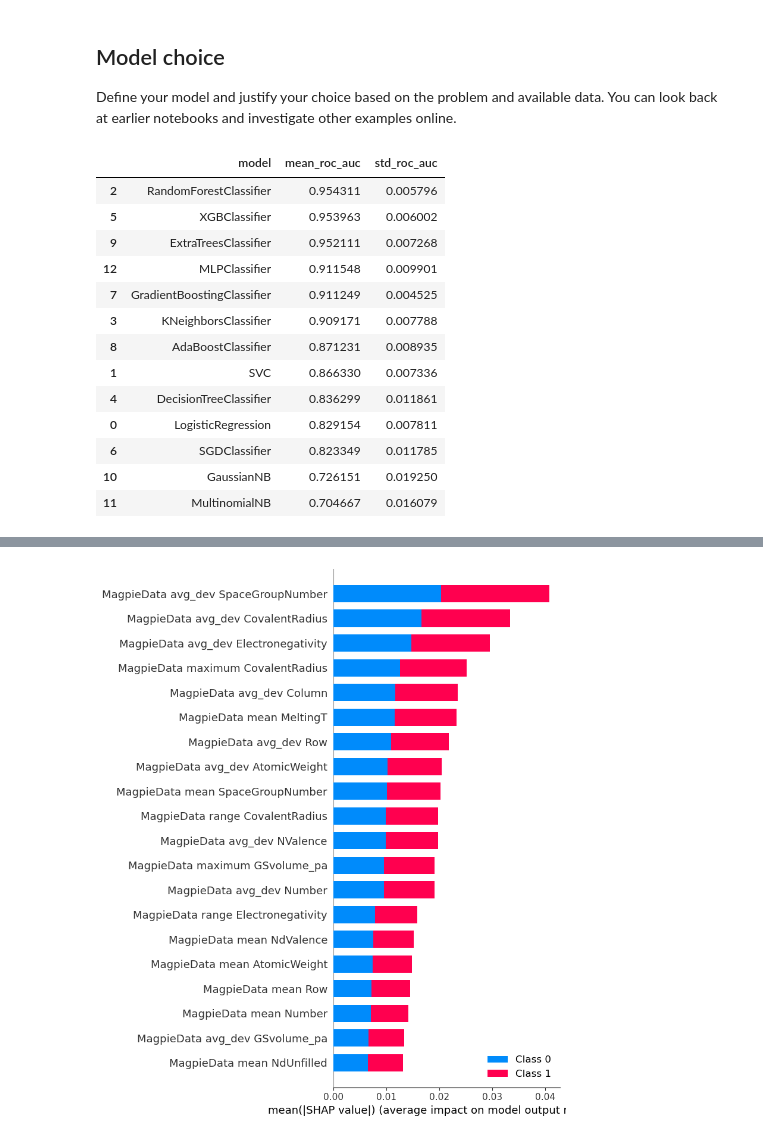
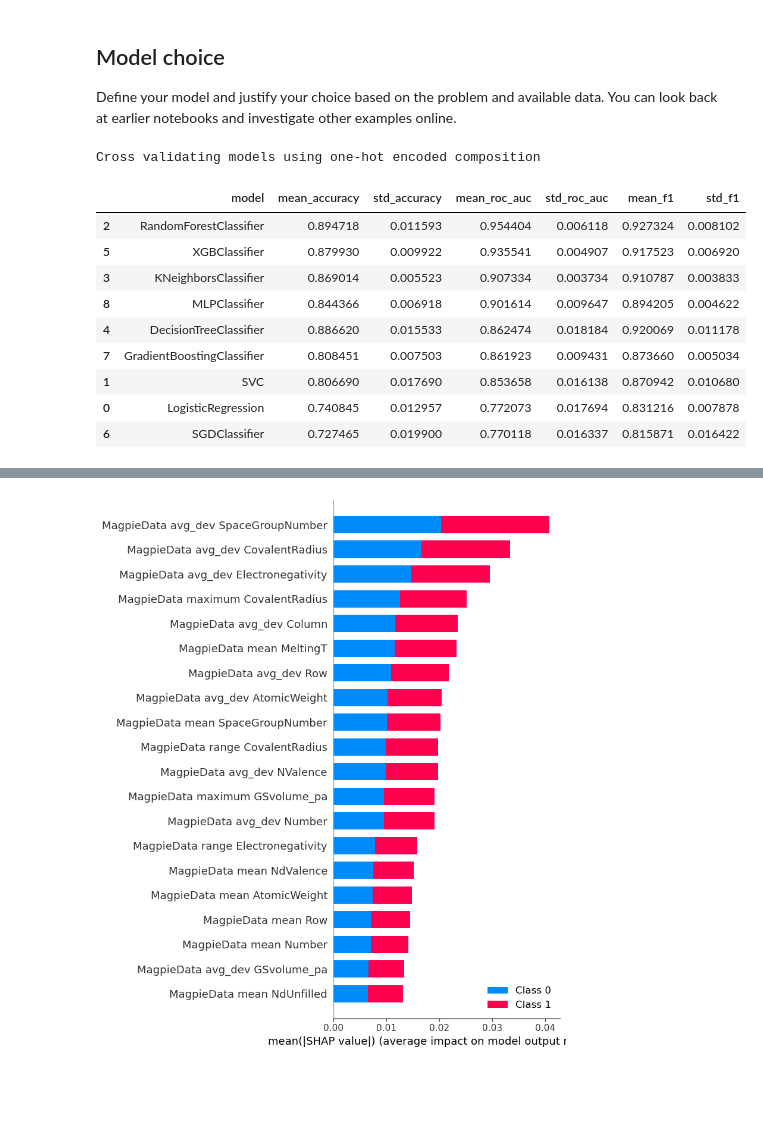
Before and after one commit to abhi0raj/Amorphous-classifier, a Jupyter notebook: main.ipynb, the cells around one changed output, grey strips where cells are left out. Saved outputs shown, nothing was run; the diff lists cells and outputs as text; code cells hidden in the pictures; blank space fills up the shorter version.

```diff
--- a/main.ipynb
+++ b/main.ipynb
@@ -321,11 +296,8 @@ y = combined_data["gfa"]
 
 Define your model and justify your choice based on the problem and available data. You can look back at earlier notebooks and investigate other examples online.
 # %%
-# Data Handling and Visualization
-import seaborn as sns  # Visualization library based on matplotlib
-
 # Model Selection and Evaluation
-from sklearn.model_selection import cross_val_score  # Cross-validation
+from sklearn.model_selection import cross_validate  # Cross-validation
 from sklearn.model_selection import KFold, StratifiedKFold  # K-Fold CV
 from sklearn.model_selection import ShuffleSplit, StratifiedShuffleSplit  # ShuffleSplit CV
 from sklearn.model_selection import train_test_split  # Split arrays or matrices into random train and test subsets
@@ -336,10 +308,8 @@ from sklearn.metrics import confusion_matrix  # Compute confusion matrix to eval
 from sklearn.linear_model import LogisticRegression, SGDClassifier  # Linear models for classification
 from sklearn.svm import SVC  # C-Support Vector Classification
 from sklearn.ensemble import RandomForestClassifier, GradientBoostingClassifier  # Ensemble methods
-from sklearn.ensemble import AdaBoostClassifier, ExtraTreesClassifier  # More ensemble methods
 from sklearn.neighbors import KNeighborsClassifier  # Classifier implementing the k-nearest neighbors vote
 from sklearn.tree import DecisionTreeClassifier  # Decision Tree Classifier
-from sklearn.naive_bayes import GaussianNB, MultinomialNB  # Naive Bayes classifiers for Gaussian and multinomial models
 from sklearn.neural_network import MLPClassifier  # Multi-layer Perceptron classifier
 from xgboost import XGBClassifier  # Gradient Boosting for classification from XGBoost library
 
@@ -353,40 +323,44 @@ models = [
     XGBClassifier(),
     SGDClassifier(),
     GradientBoostingClassifier(),
-    AdaBoostClassifier(),
-    ExtraTreesClassifier(),
-    GaussianNB(),
-    MultinomialNB(),  # Note: MultinomialNB is typically used for discrete features (e.g., word counts for text classification)
     MLPClassifier(),  # Neural network classifier
 ]
+
+#scoring metric list
+scoring_list = ["accuracy", "roc_auc", "f1"]
 
 # create a function to perform cross validation
 def cross_validate_models(models, X, y, cv=5):
     results = []
     for model in models:
         kfold = StratifiedShuffleSplit(n_splits=cv, random_state=42)
-        scores = cross_val_score(model, X, y, cv=kfold, scoring="roc_auc")
+        scores = cross_validate(model, X, y, cv=kfold, scoring=scoring_list)
         results.append({"model": model.__class__.__name__,
-                        "mean_roc_auc": np.mean(scores),
-                        "std_roc_auc": np.std(scores)})
+                        "mean_accuracy": np.mean(scores['test_accuracy']),
+                        "std_accuracy": np.std(scores['test_accuracy']),
+                        "mean_roc_auc": np.mean(scores['test_roc_auc']),
+                        "std_roc_auc": np.std(scores['test_roc_auc']),
+                        "mean_f1": np.mean(scores['test_f1']),
+                        "std_f1": np.std(scores['test_f1'])})
 
     return pd.DataFrame(results)
-
-# cross validate the models
-cross_val_results = cross_validate_models(models, X, y)
-cross_val_results.sort_values(by="mean_roc_auc", ascending=False)
-# %% [output]
-|  | model | mean_roc_auc | std_roc_auc |
-| 2 | RandomForestClassifier | 0.954311 | 0.005796 |
-| 5 | XGBClassifier | 0.953963 | 0.006002 |
-| 9 | ExtraTreesClassifier | 0.952111 | 0.007268 |
-| 12 | MLPClassifier | 0.911548 | 0.009901 |
-| 7 | GradientBoostingClassifier | 0.911249 | 0.004525 |
-| 3 | KNeighborsClassifier | 0.909171 | 0.007788 |
-| 8 | AdaBoostClassifier | 0.871231 | 0.008935 |
-| 1 | SVC | 0.866330 | 0.007336 |
-| 4 | DecisionTreeClassifier | 0.836299 | 0.011861 |
-| 0 | LogisticRegression | 0.829154 | 0.007811 |
-| 6 | SGDClassifier | 0.823349 | 0.011785 |
-| 10 | GaussianNB | 0.726151 | 0.019250 |
-| 11 | MultinomialNB | 0.704667 | 0.016079 |
+# %%
+X = one_hot_scaled_data.drop(columns=["gfa"])
+y = one_hot_scaled_data["gfa"]
+
+# cross validate the models using one-hot encoded composition
+print("Cross validating models using one-hot encoded composition")
+cross_val_results = cross_validate_models(models, X, y)
+cross_val_results.sort_values(by="mean_roc_auc", ascending=False)
+# %% [output]
+Cross validating models using one-hot encoded composition
+|  | model | mean_accuracy | std_accuracy | mean_roc_auc | std_roc_auc | mean_f1 | std_f1 |
+| 2 | RandomForestClassifier | 0.894718 | 0.011593 | 0.954404 | 0.006118 | 0.927324 | 0.008102 |
+| 5 | XGBClassifier | 0.879930 | 0.009922 | 0.935541 | 0.004907 | 0.917523 | 0.006920 |
+| 3 | KNeighborsClassifier | 0.869014 | 0.005523 | 0.907334 | 0.003734 | 0.910787 | 0.003833 |
+| 8 | MLPClassifier | 0.844366 | 0.006918 | 0.901614 | 0.009647 | 0.894205 | 0.004622 |
+| 4 | DecisionTreeClassifier | 0.886620 | 0.015533 | 0.862474 | 0.018184 | 0.920069 | 0.011178 |
+| 7 | GradientBoostingClassifier | 0.808451 | 0.007503 | 0.861923 | 0.009431 | 0.873660 | 0.005034 |
+| 1 | SVC | 0.806690 | 0.017690 | 0.853658 | 0.016138 | 0.870942 | 0.010680 |
+| 0 | LogisticRegression | 0.740845 | 0.012957 | 0.772073 | 0.017694 | 0.831216 | 0.007878 |
+| 6 | SGDClassifier | 0.727465 | 0.019900 | 0.770118 | 0.016337 | 0.815871 | 0.016422 |
```
Also changed, not shown: parts of 8 cells of this notebook.
